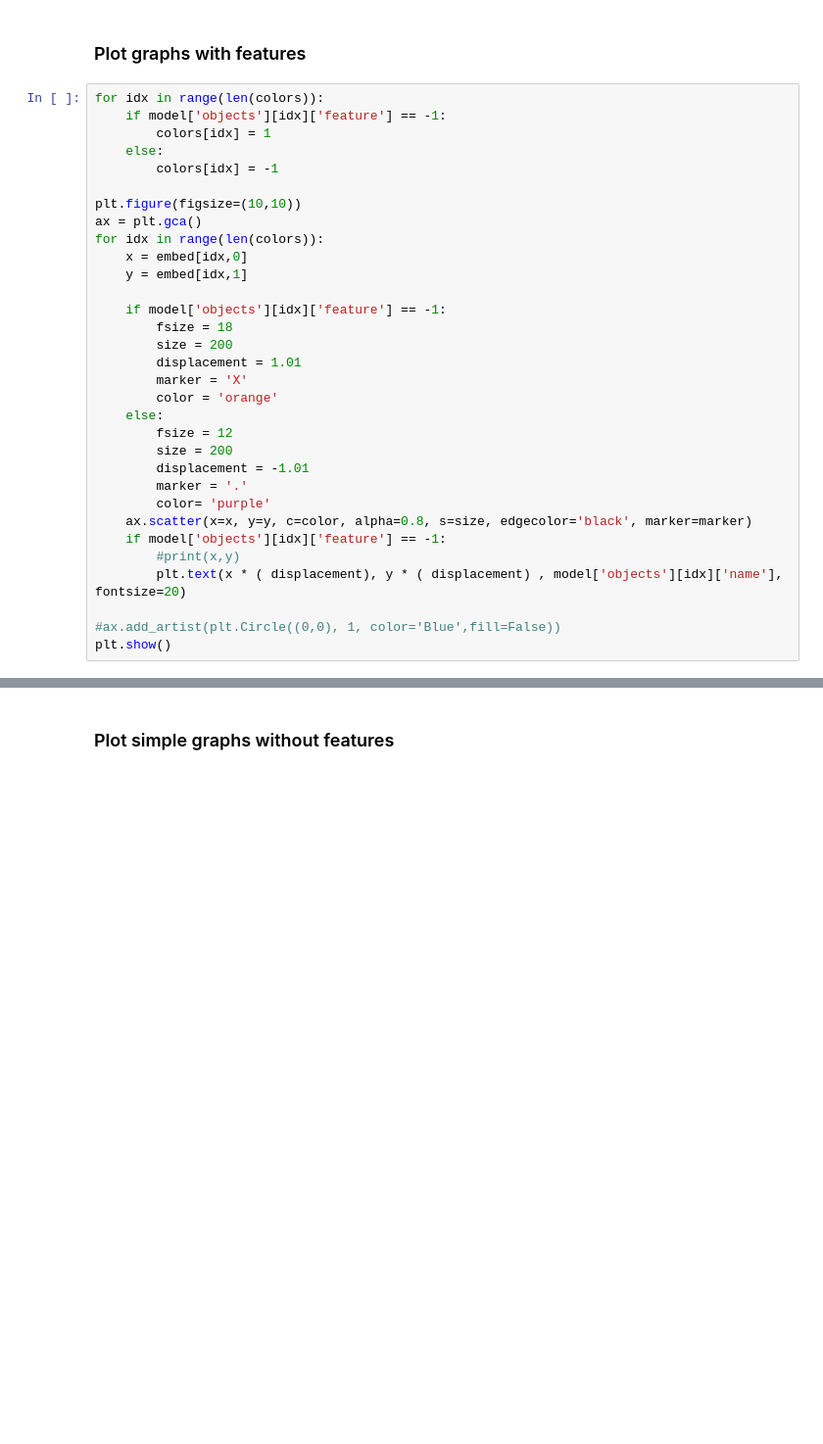
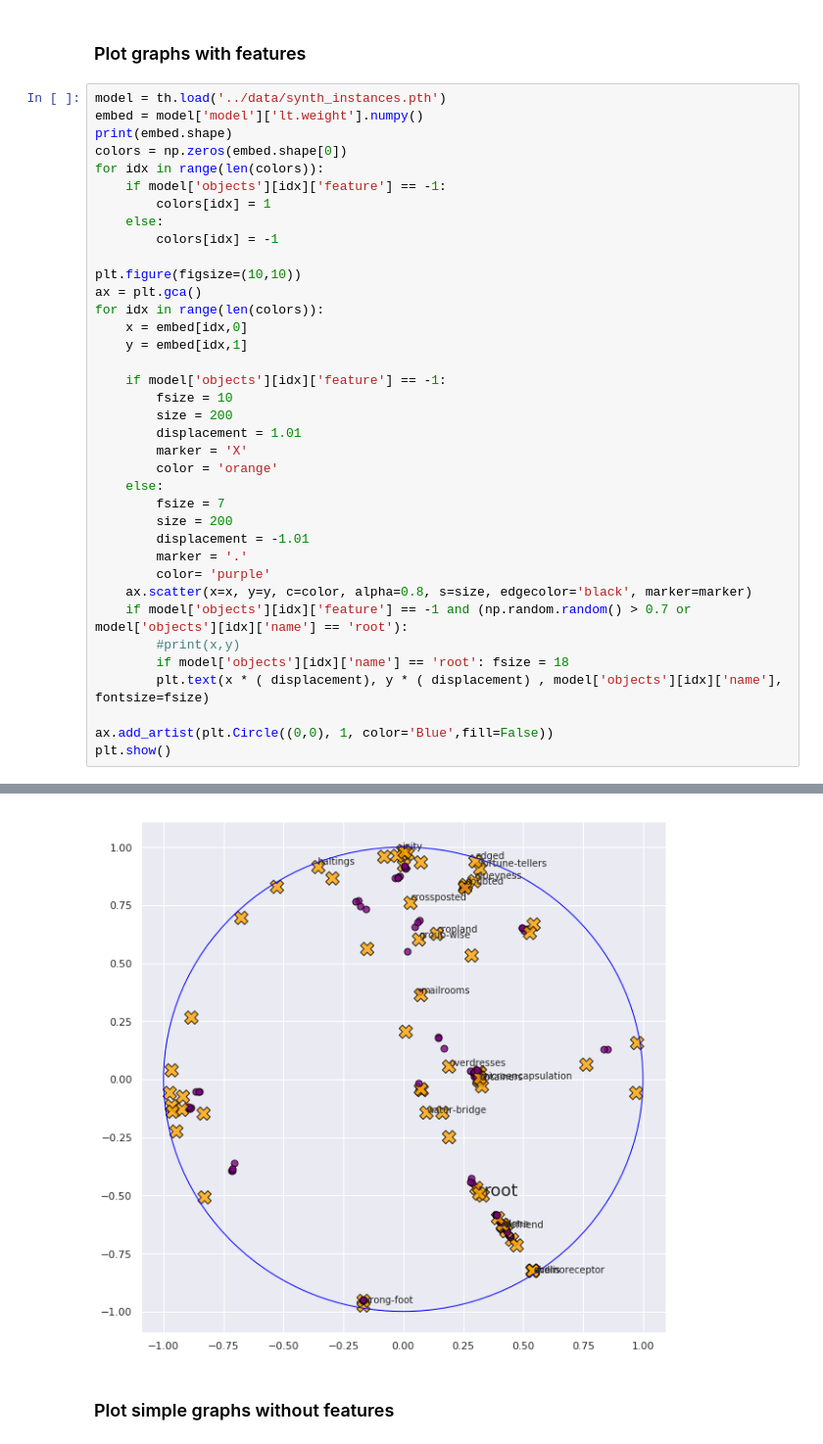
Before and after one commit to gmmarconi/poincare-embeddings, a Jupyter notebook: notebooks/Plot embedding.ipynb, the cells around one changed output, grey strips where cells are left out. Shown at 98% size. Saved outputs shown, nothing was run; the diff lists cells and outputs as text; blank space fills up the shorter version.

```diff
--- a/notebooks/Plot embedding.ipynb
+++ b/notebooks/Plot embedding.ipynb
@@ -24,6 +39,10 @@ print(embed.shape)
 # %% [markdown]
 ### Plot graphs with features
 # %%
+model = th.load('../data/synth_instances.pth')
+embed = model['model']['lt.weight'].numpy()
+print(embed.shape)
+colors = np.zeros(embed.shape[0])
 for idx in range(len(colors)):
     if model['objects'][idx]['feature'] == -1:
         colors[idx] = 1
@@ -37,21 +56,23 @@ for idx in range(len(colors)):
     y = embed[idx,1]
 
     if model['objects'][idx]['feature'] == -1:
-        fsize = 18
+        fsize = 10
         size = 200
         displacement = 1.01
         marker = 'X'
         color = 'orange'
     else:
-        fsize = 12
+        fsize = 7
         size = 200
         displacement = -1.01
         marker = '.'
         color= 'purple'
     ax.scatter(x=x, y=y, c=color, alpha=0.8, s=size, edgecolor='black', marker=marker)
-    if model['objects'][idx]['feature'] == -1:
+    if model['objects'][idx]['feature'] == -1 and (np.random.random() > 0.7 or model['objects'][idx]['name'] == 'root'):
         #print(x,y)
-        plt.text(x * ( displacement), y * ( displacement) , model['objects'][idx]['name'], fontsize=20)
+        if model['objects'][idx]['name'] == 'root': fsize = 18
+        plt.text(x * ( displacement), y * ( displacement) , model['objects'][idx]['name'], fontsize=fsize)
 
-#ax.add_artist(plt.Circle((0,0), 1, color='Blue',fill=False))
+ax.add_artist(plt.Circle((0,0), 1, color='Blue',fill=False))
 plt.show()
+# %% [output]
@@ -58,3 +80,4 @@ plt.show()
+[figure, added]
 # %% [markdown]
 ### Plot simple graphs without features
 # %%
```
Also changed, not shown: parts of 6 cells of this notebook, 1 other file.
